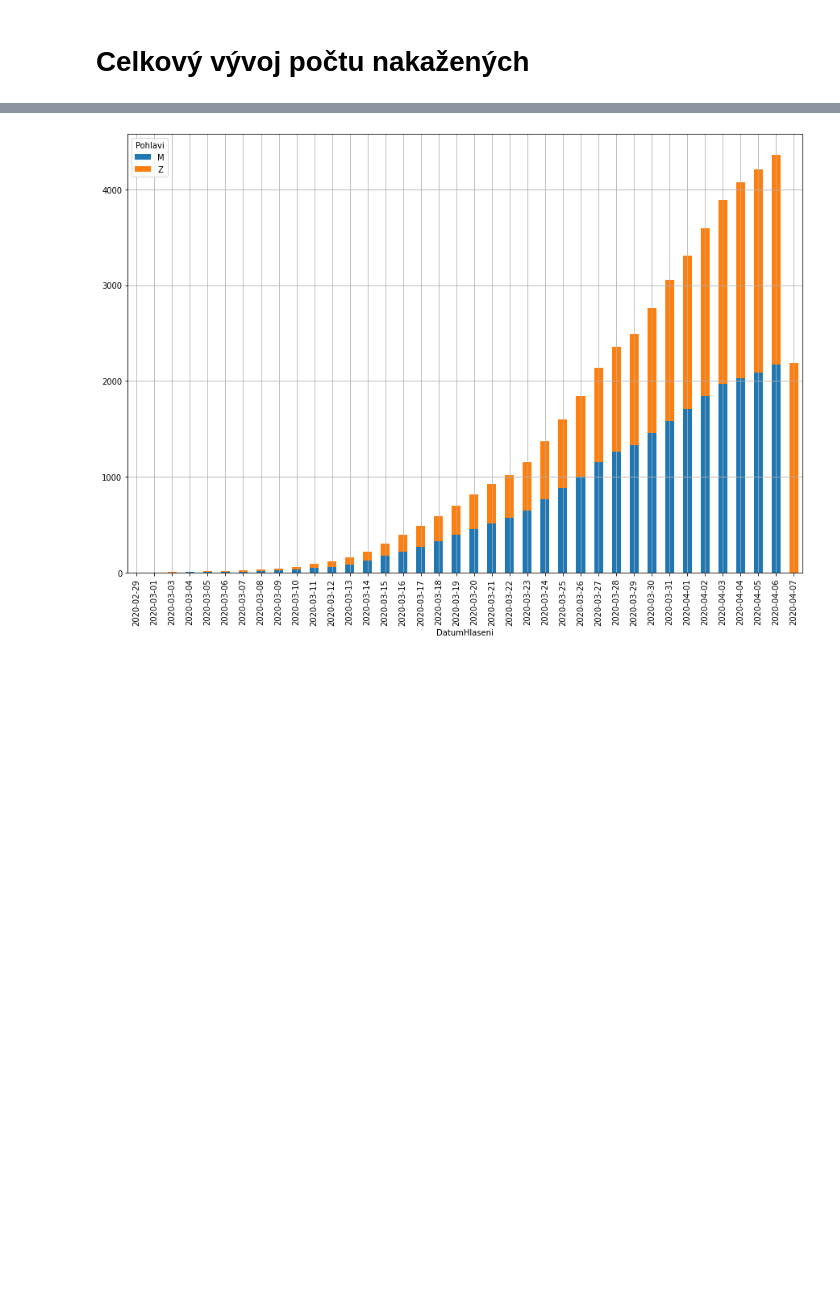
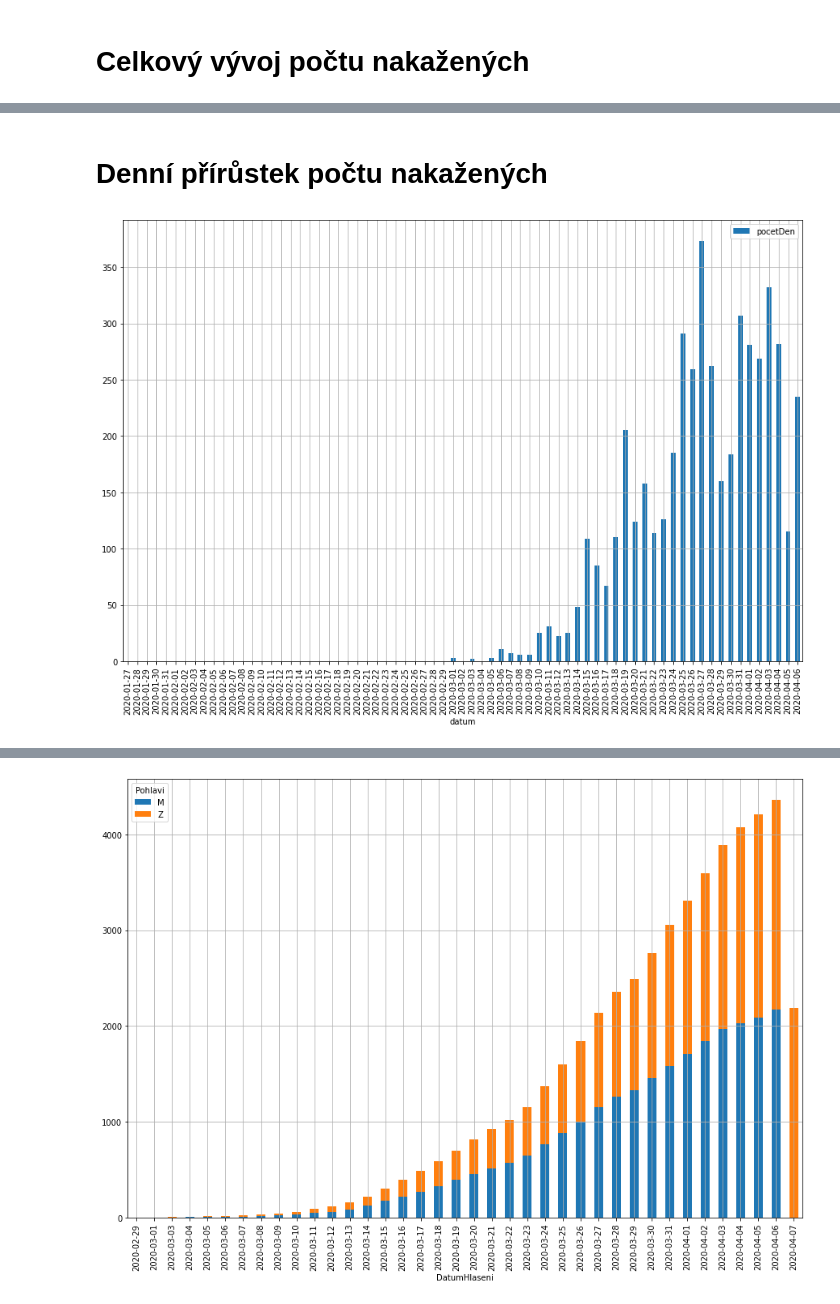
Before and after one commit to hrbolek/coronavirus, a Jupyter notebook: czech_open_data.ipynb, the cells around one changed output, grey strips where cells are left out. Drawn from its saved outputs; the diff is of its cells as text; code cells hidden in the pictures; blank space fills up the shorter version.

```diff
--- a/czech_open_data.ipynb
+++ b/czech_open_data.ipynb
@@ -36,0 +51,8 @@ plt.show()
+# %% [markdown]
+# Denní přírůstek počtu nakažených
+# %%
+dfCumulative.plot(kind='bar',x='datum',y='pocetDen')
+plt.grid(which='both')
+plt.show()
+# %% [output]
+[figure, added]
```
Also changed, not shown: parts of 10 cells of this notebook.
